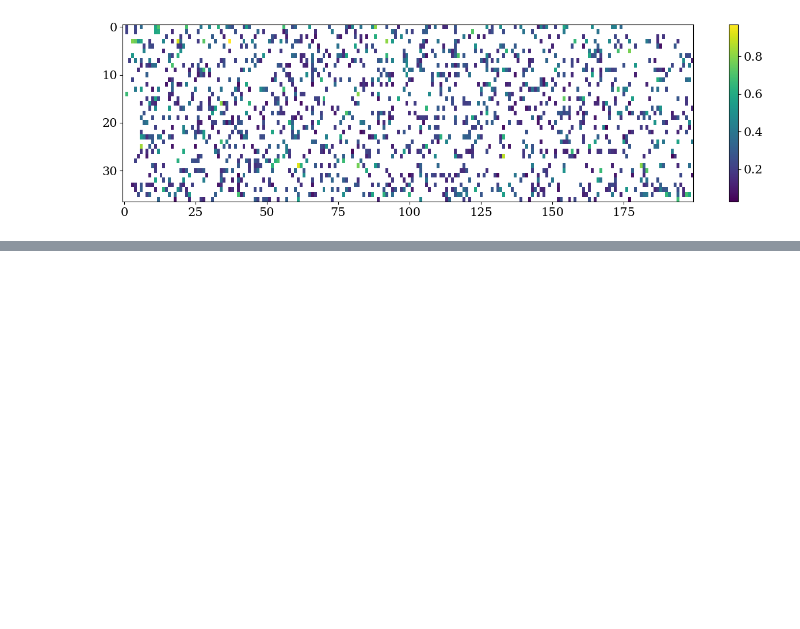
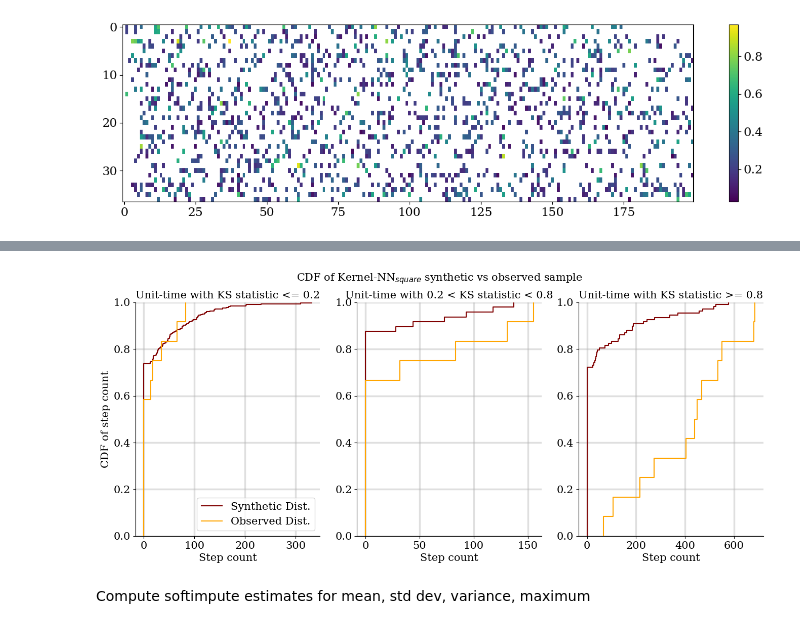
Before and after one commit to calebchin/Heartsteps-DNN, a Jupyter notebook: notebooks/distributionalnn_heartsteps.ipynb, the cells around one changed output, grey strips where cells are left out. Saved outputs shown, nothing was run; the diff lists cells and outputs as text; code cells hidden in the pictures; blank space fills up the shorter version.

```diff
--- a/distributionalnn_heartsteps.ipynb
+++ b/notebooks/distributionalnn_heartsteps.ipynb
@@ -3221,0 +3426,41 @@ eta_star_ws2_back, _ = cv_dnn.search_eta(back_M_hs, back_A_hs, 5, 28,
+# %%
+fig, (ax1, ax2, ax3) = plt.subplots(figsize = (16, 6), ncols = 3)
+
+ax1.ecdf(mmd_estimates_sq[mmd_sq_i][mmd_sq_j].flatten(),color = "maroon")
+ax1.ecdf(M_hs_anly[mmd_sq_i, mmd_sq_j].flatten(), color="orange")
+ax1.legend(["Synthetic Dist."] + ["Observed Dist."])
+ax1.set_xlabel("Step count")
+ax1.set_ylabel("CDF of step count")
+ax1.set_title("Unit-time with KS statistic <= 0.2")
+
+ax2.ecdf(mmd_estimates_sq[mmd_sq_i_mid][mmd_sq_j_mid].flatten(),color = "maroon")
+ax2.ecdf(M_hs_anly[mmd_sq_i_mid, mmd_sq_j_mid].flatten(), color="orange")
+ax2.set_xlabel("Step count")
+ax2.set_title("Unit-time with 0.2 < KS statistic < 0.8")
+
+ax3.ecdf(mmd_estimates_sq[mmd_i_poor_sq][mmd_j_poor_sq].flatten(),color = "maroon")
+ax3.ecdf(M_hs_anly[mmd_i_poor_sq, mmd_j_poor_sq].flatten(), color="orange")
+ax3.set_xlabel("Step count")
+ax3.set_title("Unit-time with KS statistic >= 0.8")
+
+ax1.spines['top'].set_visible(False)
+ax1.spines['right'].set_visible(False)
+ax1.grid(True, alpha=0.4)
+
+
+ax2.spines['top'].set_visible(False)
+ax2.spines['right'].set_visible(False)
+ax2.grid(True, alpha=0.4)
+
+
+ax3.spines['top'].set_visible(False)
+ax3.spines['right'].set_visible(False)
+ax3.grid(True, alpha=0.4)
+
+fig.suptitle("CDF of Kernel-NN$_{square}$ synthetic vs observed sample")
+#ks_error_ws2_estimates[ws2_i, ws2_j]
+plt.savefig("cdf_mmd_sq.pdf", bbox_inches = "tight")
+# %% [output]
+[figure, added]
+# %% [markdown]
+Compute softimpute estimates for mean, std dev, variance, maximum
```
Also changed, not shown: parts of 24 cells of this notebook, 10 other files.
